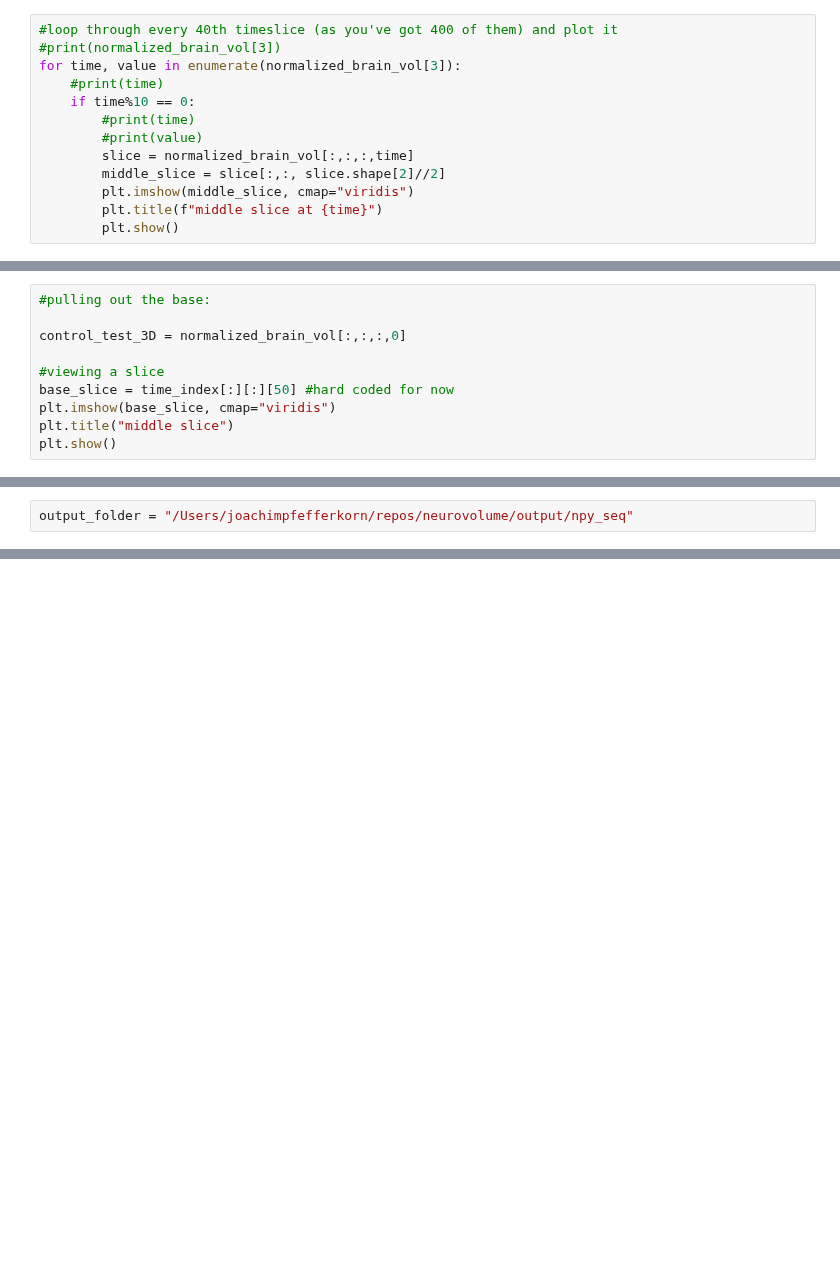
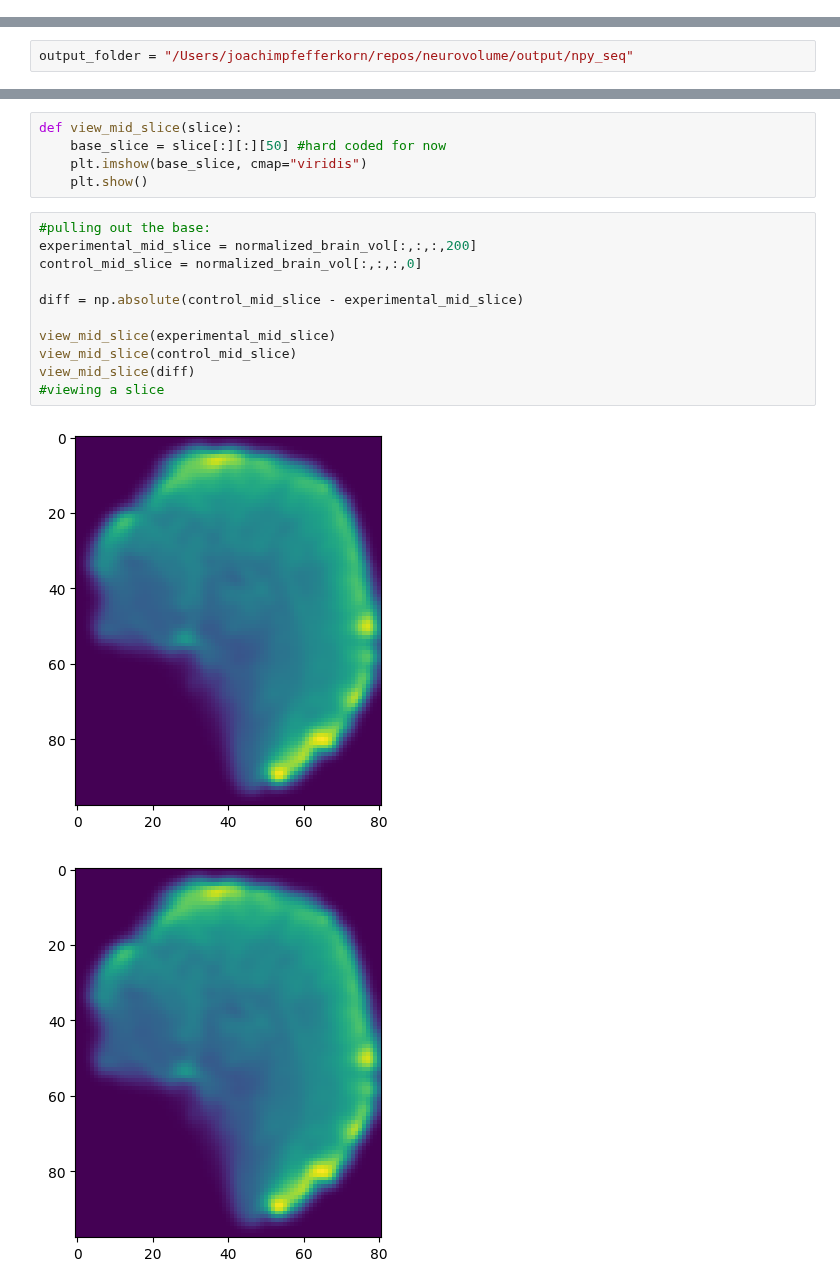
Before and after one commit to joachimbbp/neurovolume, a Jupyter notebook: src/neuro_volume/generate_fmri_volume.ipynb, the cells around one changed output, grey strips where cells are left out. Cells and saved outputs as stored; diff of their text form; blank space fills up the shorter version.

Commit message:
Diffing of the middle slice seems reasonable

```diff
--- a/src/neuro_volume/generate_fmri_volume.ipynb
+++ b/src/neuro_volume/generate_fmri_volume.ipynb
@@ -37,13 +23,0 @@ plt.show()
-# %%
-#loop through every 40th timeslice (as you've got 400 of them) and plot it
-#print(normalized_brain_vol[3])
-for time, value in enumerate(normalized_brain_vol[3]):
-    #print(time)
-    if time%10 == 0:
-        #print(time)
-        #print(value)
-        slice = normalized_brain_vol[:,:,:,time]
-        middle_slice = slice[:,:, slice.shape[2]//2]
-        plt.imshow(middle_slice, cmap="viridis")
-        plt.title(f"middle slice at {time}")
-        plt.show()
@@ -63,13 +26,3 @@ for time, value in enumerate(normalized_brain_vol[3]):
 These results won't be meaningful, but they might be a good MVP of your volume renderer.
 Instead of comparing to a control condition, let's just compare to the first 3D volume in the series.
 Later you can compare this to something more meaningful.
-# %%
-#pulling out the base:
-
-control_test_3D = normalized_brain_vol[:,:,:,0]
-
-#viewing a slice
-base_slice = time_index[:][:][50] #hard coded for now
-plt.imshow(base_slice, cmap="viridis")
-plt.title("middle slice")
-plt.show()
@@ -99,3 +50,22 @@ def create_4D_volume_MVP(experimental_4D, control_3D_test_variant):
         vol_frame = "{:03d}".format(time_index)
         np.save(f"{output_folder}/fmri_{vol_frame}.npy", fmri_volume[:,:,:,time_index])
         print(f"saved {vol_frame}")
+# %%
+def view_mid_slice(slice):
+    base_slice = slice[:][:][50] #hard coded for now
+    plt.imshow(base_slice, cmap="viridis")
+    plt.show()
+# %%
+#pulling out the base:
+experimental_mid_slice = normalized_brain_vol[:,:,:,200]
+control_mid_slice = normalized_brain_vol[:,:,:,0]
+
+diff = np.absolute(control_mid_slice - experimental_mid_slice)
+
+view_mid_slice(experimental_mid_slice)
+view_mid_slice(control_mid_slice)
+view_mid_slice(diff)
+#viewing a slice
+# %% [output]
+[figure, added]
+[figure, added]
```
Also changed, not shown: parts of 8 cells of this notebook, 3 other files.
